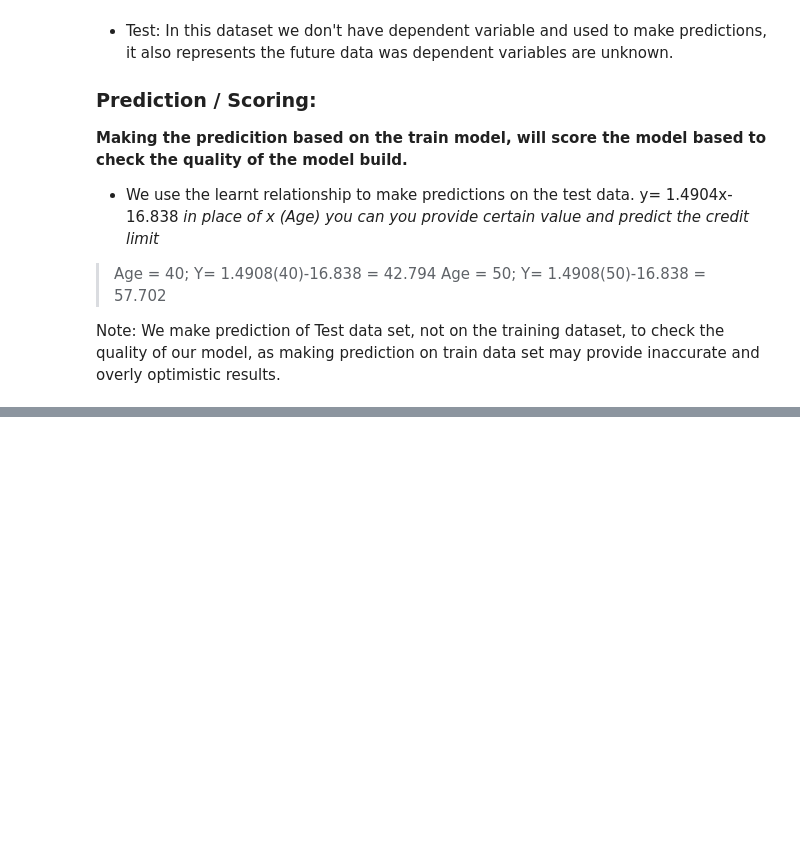
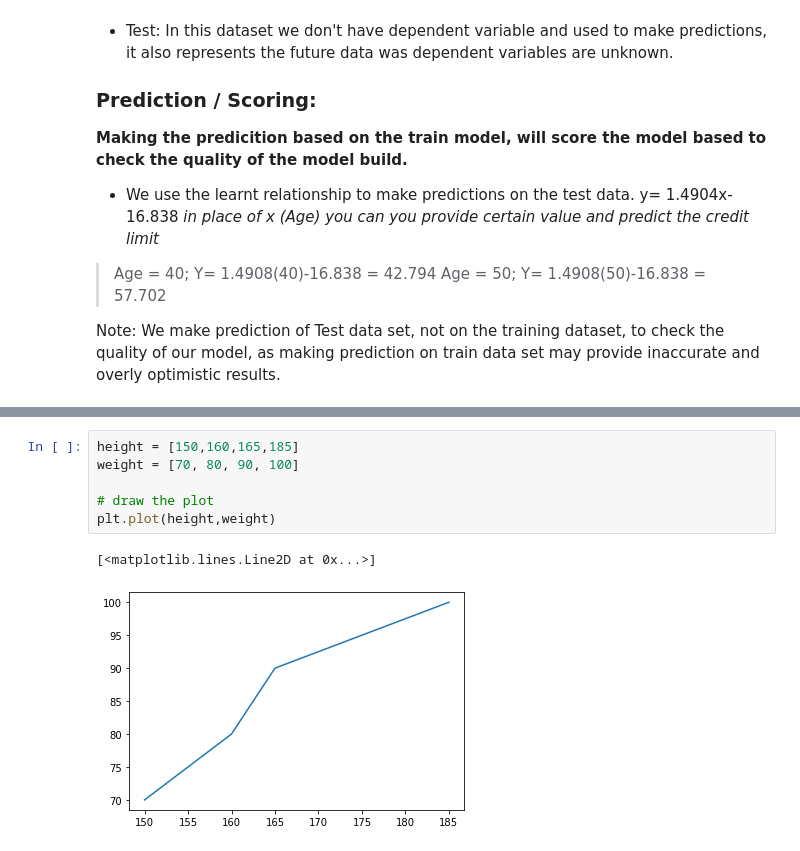
Before and after one commit to sntshred/DataScience, a Jupyter notebook: Operators.ipynb, the cells around one changed output, grey strips where cells are left out. Cells and saved outputs as stored; diff of their text form; blank space fills up the shorter version.

```diff
--- a/Operators.ipynb
+++ b/Operators.ipynb
@@ -2392,0 +3177,9 @@ Note: We make prediction of Test data set, not on the training dataset, to check
+# %%
+height = [150,160,165,185]
+weight = [70, 80, 90, 100]
+
+# draw the plot
+plt.plot(height,weight)
+# %% [output]
+[<matplotlib.lines.Line2D at 0x...>]
+[figure, added]
```
Also changed, not shown: parts of 91 cells of this notebook, 18 other files.
